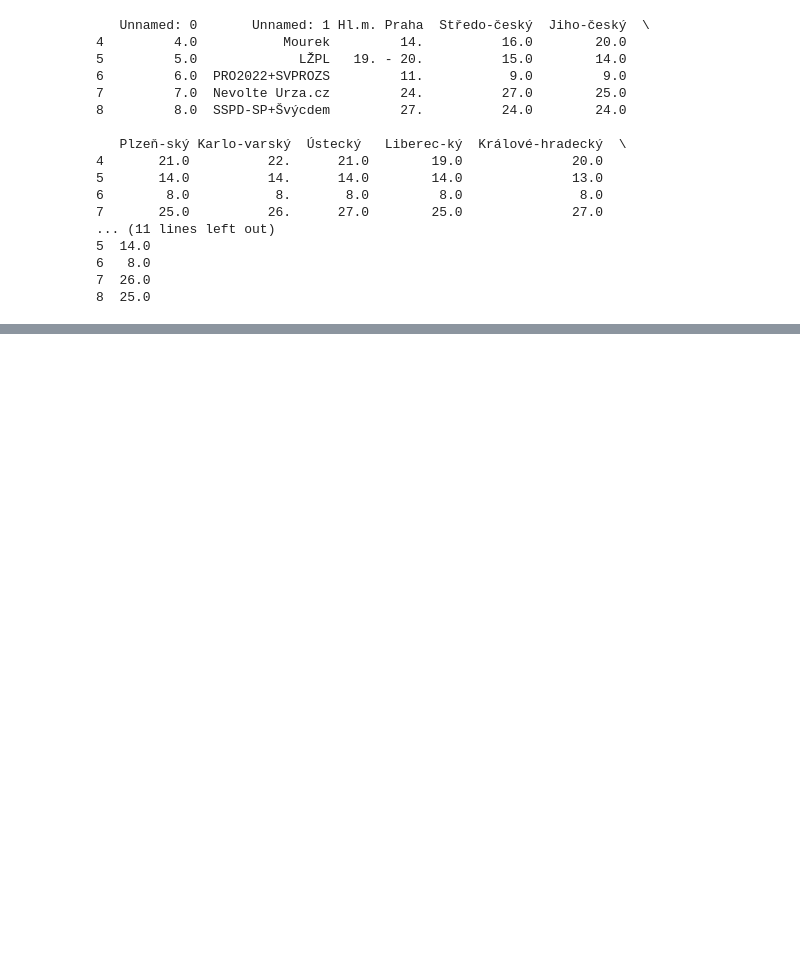
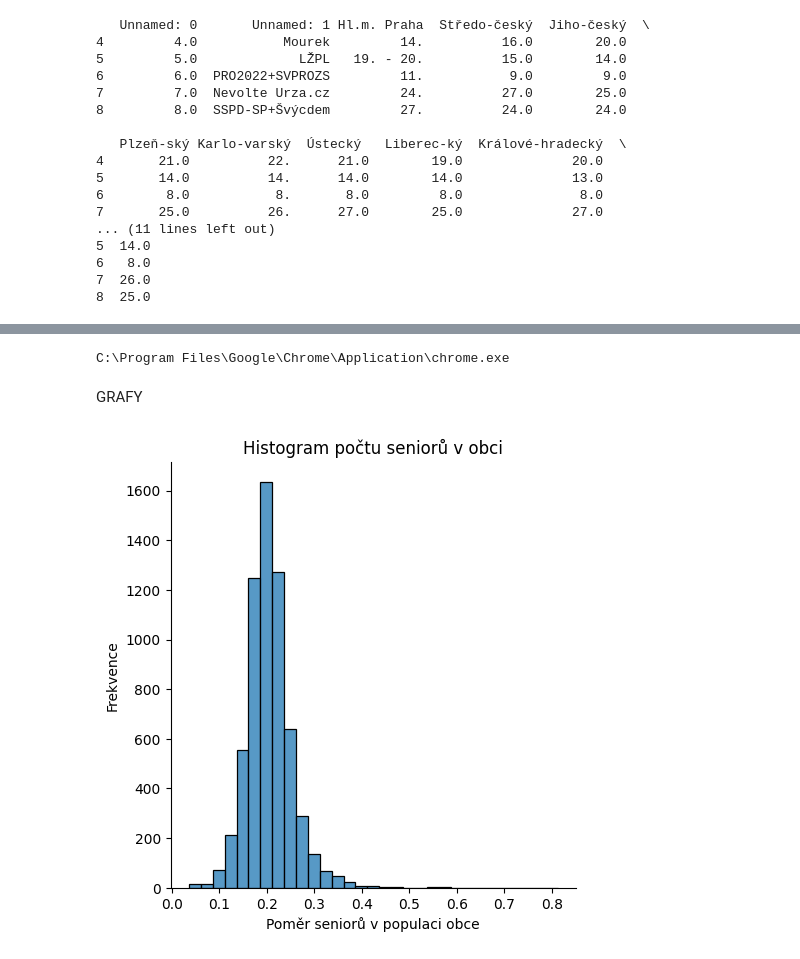
Before and after one commit to Merhern/Bakalarska_Prace, a Jupyter notebook: csu.ipynb, the cells around one changed output, grey strips where cells are left out. Saved outputs shown, nothing was run; the diff lists cells and outputs as text; code cells hidden in the pictures; blank space fills up the shorter version.

```diff
--- a/csu.ipynb
+++ b/csu.ipynb
@@ -28,0 +140,24 @@ print(data.head())
+# %%
+vira = pd.read_csv("sldb2021_vira.csv")
+vira_filtered = vira.dropna()
+vira_filtered = vira_filtered[ vira_filtered['vira_txt'] != 'Neuvedeno' ]
+
+vira_filtered = vira_filtered[ vira_filtered["uzemi_cis"] == 43 ]
+
+vira_sum = vira_filtered.groupby('uzemi_kod').agg(
+    celkem=('hodnota', 'sum'),
+    nevěřící=('hodnota', lambda x: \
+        x[(vira_filtered.loc[x.index, 'vira_txt'] == 'Bez náboženské víry') \
+        | (vira_filtered.loc[x.index, 'vira_txt'] == 'Jedi') \
+        | (vira_filtered.loc[x.index, 'vira_txt'] == 'ateismus')\
+        | (vira_filtered.loc[x.index, 'vira_txt'] == 'agnosticismus')\
+        | (vira_filtered.loc[x.index, 'vira_txt'] == 'pastafariánství')\
+        | (vira_filtered.loc[x.index, 'vira_txt'] == 'Sith')\
+        ].sum()),
+)
+
+vira_sum['Poměr_nevěřících'] = vira_sum['nevěřící'] / vira_sum['celkem']
+
+vira_vek = pd.merge(vira_sum, vek_pomer, how='inner', on='uzemi_kod')
+vira_vek.drop(columns=['celkem_x', 'nevěřící', 'celkem_y', 'nad_65'], inplace=True)
+print(vira_vek.head())
@@ -28,0 +197,31 @@ print(data.head())
+# %%
+import dataframe_image as dfi
+
+o = vira_vek.describe().transpose()
+style = o.style \
+  .format(precision=3, thousands=" ", decimal=",") \
+  .format_index(str.upper, axis=1) \
+  .relabel_index(["Poměr nevěřících v obci", "Poměr důchodců v obci"], axis=0)
+
+dfi.export(o, 'description.png')
+# %% [output]
+C:\Program Files\Google\Chrome\Application\chrome.exe
+# %% [markdown]
+GRAFY
+# %%
+import pandas as pd
+import seaborn as sns
+import matplotlib.pyplot as plt
+
+# Vytvoření histogramu
+sns.displot(vira_vek, x="Poměr_důchodců", binwidth=0.025)
+
+# Přidání názvů a popisků
+plt.title("Histogram počtu seniorů v obci")
+plt.xlabel("Poměr seniorů v populaci obce")
+plt.ylabel("Frekvence")
+
+# Zobrazení histogramu
+plt.show()
+# %% [output]
+[figure, added]
```
Also changed, not shown: parts of 26 cells of this notebook, 12 other files.
